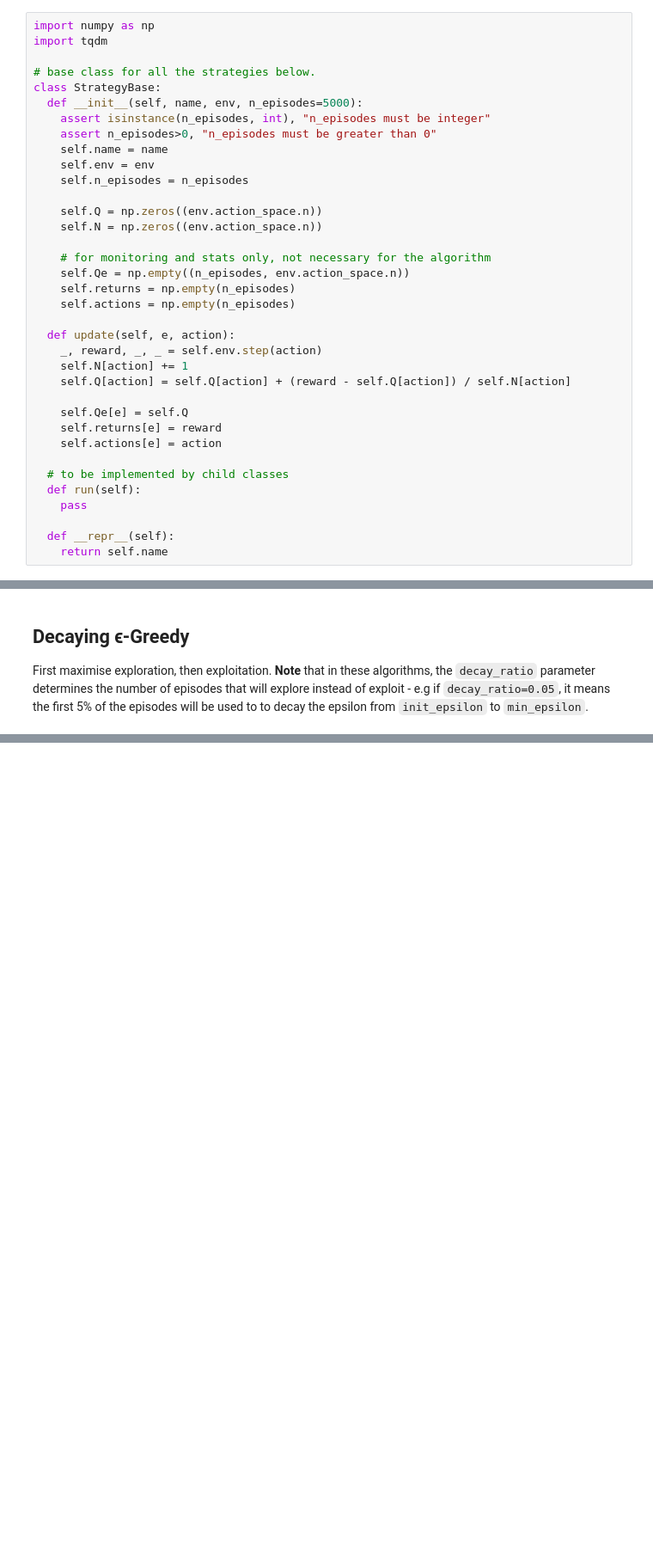
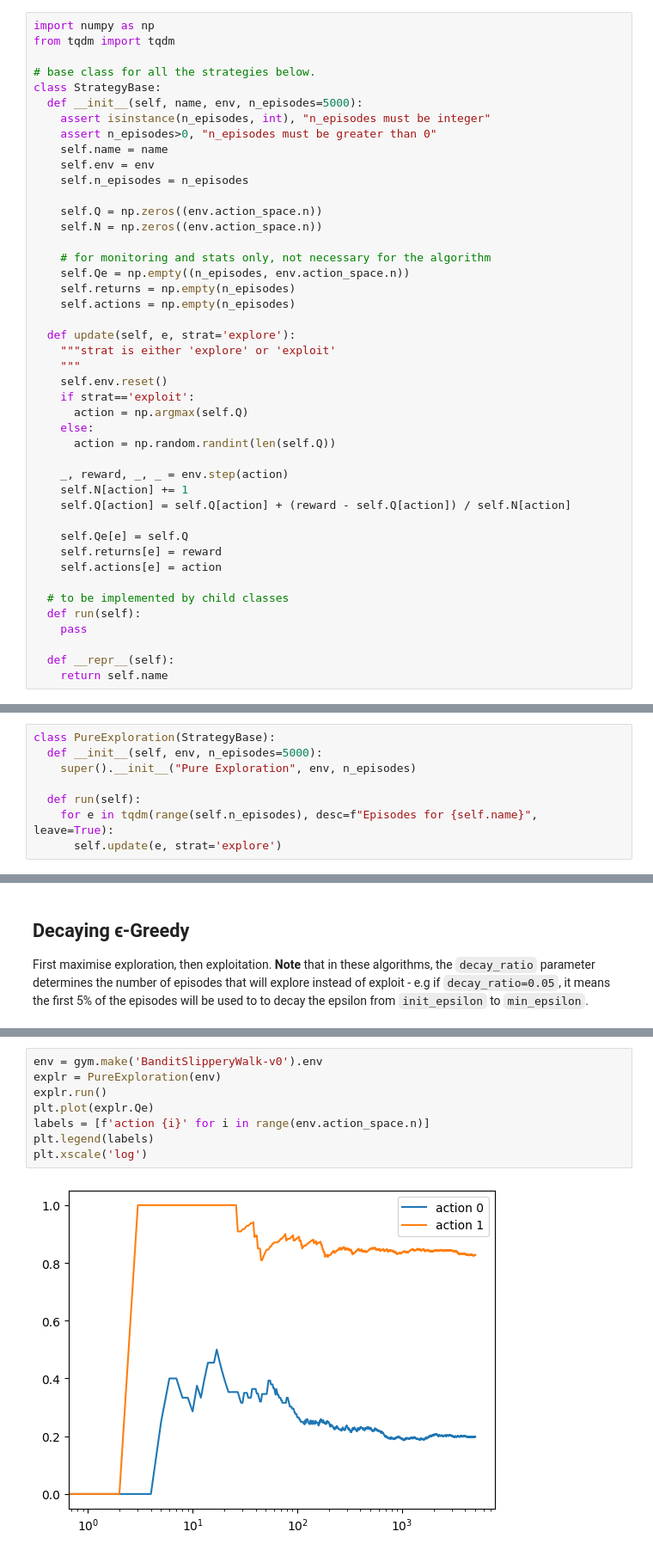
Before and after one commit to romenlaw/RL-playground, a Jupyter notebook: rl_playground.ipynb, the cells around one changed output, grey strips where cells are left out. Shown at 86% size. Saved outputs shown, nothing was run; the diff lists cells and outputs as text; blank space fills up the shorter version.

Commit message:
done strategies

```diff
--- a/rl_playground.ipynb
+++ b/rl_playground.ipynb
@@ -500,7 +500,7 @@ To calculate the total regret: add up for all the episodes: the difference betwe
 Here is a base class to be inherited by actual strategies.
 # %%
 import numpy as np
-import tqdm
+from tqdm import tqdm
 
 # base class for all the strategies below.
 class StrategyBase:
@@ -519,8 +519,16 @@ class StrategyBase:
     self.returns = np.empty(n_episodes)
     self.actions = np.empty(n_episodes)
 
-  def update(self, e, action):
-    _, reward, _, _ = self.env.step(action)
+  def update(self, e, strat='explore'):
+    """strat is either 'explore' or 'exploit'
+    """
+    self.env.reset()
+    if strat=='exploit':
+      action = np.argmax(self.Q)
+    else:
+      action = np.random.randint(len(self.Q))
+
+    _, reward, _, _ = env.step(action)
     self.N[action] += 1
     self.Q[action] = self.Q[action] + (reward - self.Q[action]) / self.N[action]
 
@@ -589,3 +561,11 @@ def pure_exploration(env, n_episodes=5000):
+# %%
+class PureExploration(StrategyBase):
+  def __init__(self, env, n_episodes=5000):
+    super().__init__("Pure Exploration", env, n_episodes)
+
+  def run(self):
+    for e in tqdm(range(self.n_episodes), desc=f"Episodes for {self.name}", leave=True):
+      self.update(e, strat='explore')
 # %% [markdown]
 ## ϵ-Greedy
 
@@ -741,0 +722,10 @@ array([0.01      , 0.04641589, 0.21544347, 1.        ])
+# %%
+env = gym.make('BanditSlipperyWalk-v0').env
+explr = PureExploration(env)
+explr.run()
+plt.plot(explr.Qe)
+labels = [f'action {i}' for i in range(env.action_space.n)]
+plt.legend(labels)
+plt.xscale('log')
+# %% [output]
+[figure, added]
```
Also changed, not shown: parts of 16 cells of this notebook.
